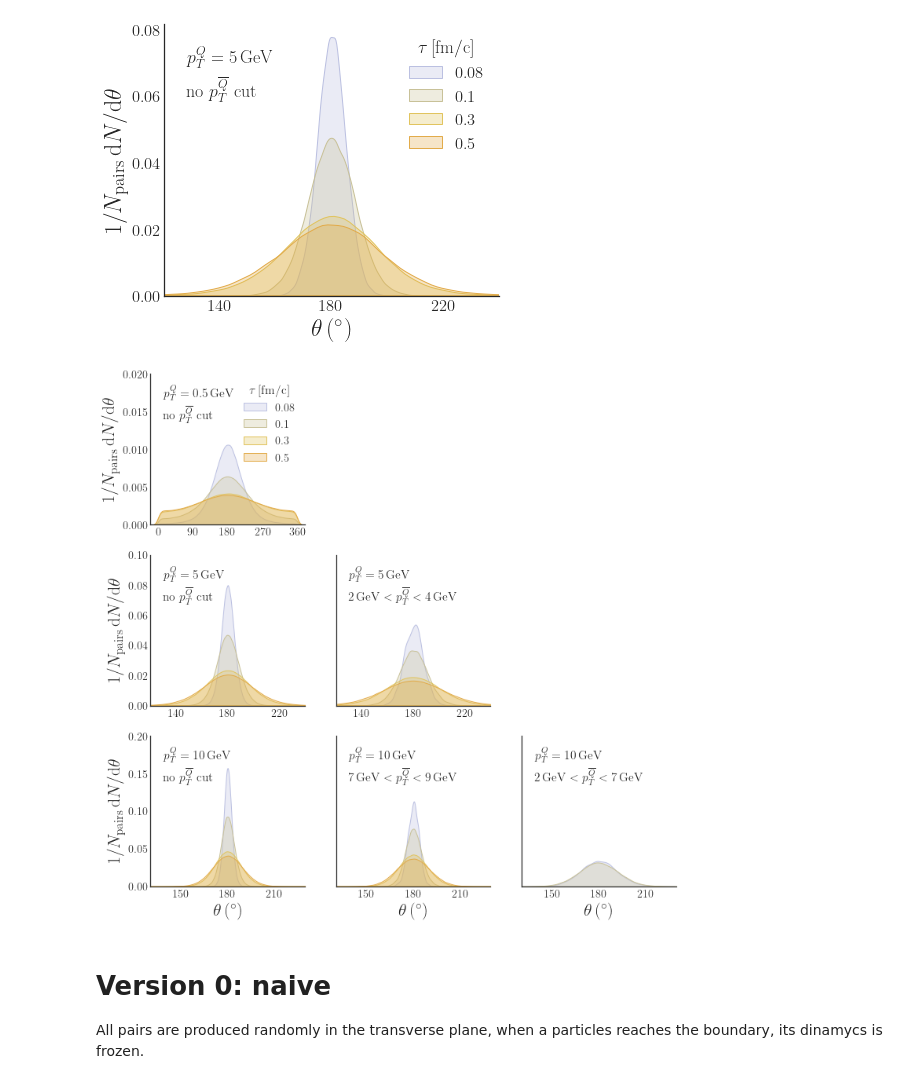
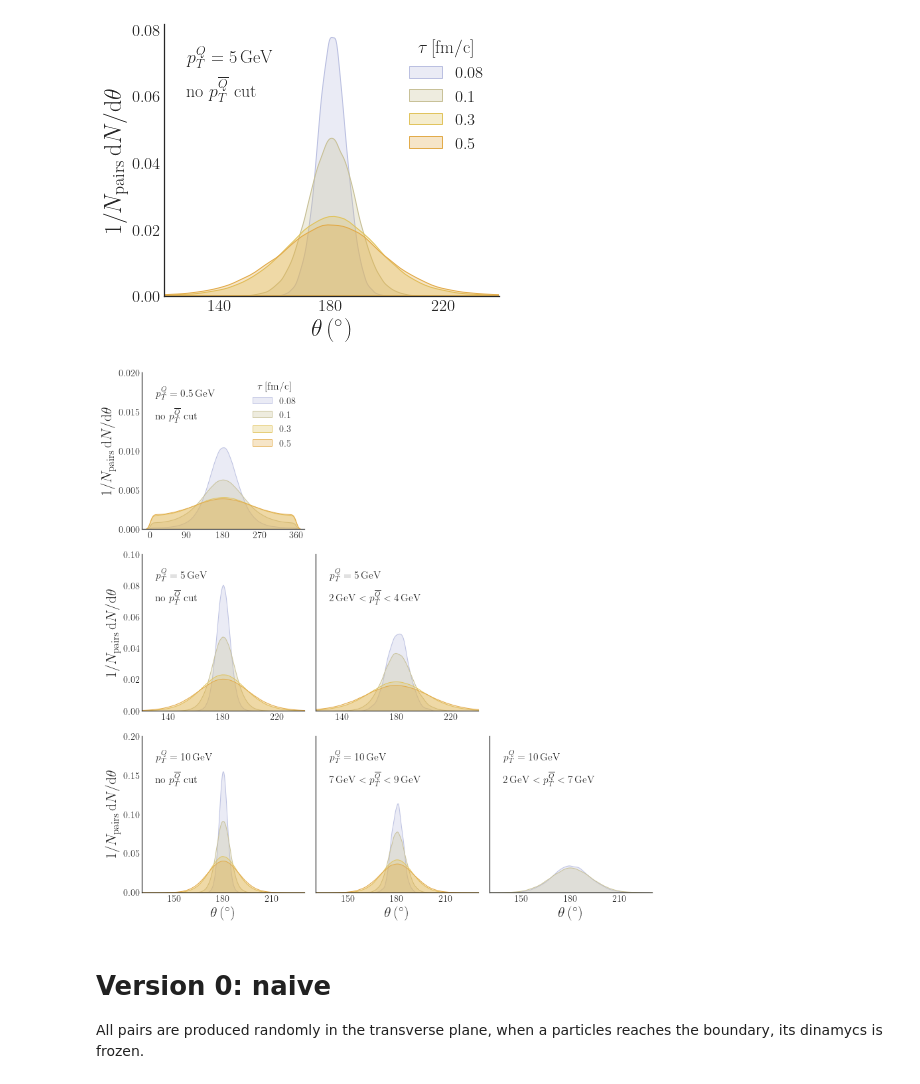
Before and after one commit to avramescudana/curraun, a Jupyter notebook: notebooks/Angular correlations of QQ pairs in Glasma.ipynb, the cells around one changed output. Saved outputs shown, nothing was run; the diff lists cells and outputs as text; code cells hidden in the pictures.

```diff
--- a/notebooks/Angular correlations of QQ pairs in Glasma.ipynb
+++ b/notebooks/Angular correlations of QQ pairs in Glasma.ipynb
@@ -33,11 +33,11 @@ uv = 10.0
 quark = 'charm'
 mass = 1.275
 tau_form = 1/(2*mass)*hbarc
-initialization = 'fonll'
+initialization = 'toy'
 pT = 10.0
 ntp = 10**5
-nevents = 5
-noffset = 1
+nevents = 10
+noffset = 10
 representation = 'fundamental'
 boundary = 'periodic'
 
@@ -216,7 +216,8 @@ def simulate(p, ev):
 # formation_times = [0.06, 0.02]
 quarks = ['charm']
 quark_masses = [1.27]
-pTs = [0.5, 5, 10]
+# pTs = [0.5, 5, 10]
+pTs = [0.5]
 # pTs = np.linspace(6, 8, 11)
 formation_times = [0.06]
 
@@ -367,7 +366,7 @@ def res_to_df_fonll(n_particles, taus):
 os.chdir(current_path)
 
 taus = [0.08, 0.1, 0.3, 0.5]
-n_particles = 20*10**5
+n_particles = 38*10**5
 df = res_to_df_fonll(n_particles, taus)
 # %%
 pT_low, pT_high = 6, 8
@@ -522,7 +522,7 @@ os.chdir(current_path)
 
 pTs_Q = [0.5, 5, 10]
 taus = [0.08, 0.1, 0.3, 0.5]
-n_particles = 5*10**4
+n_particles = 10*10**5
 
 df = res_to_df_toy(n_particles, pTs_Q, taus)
 # %%
@@ -743,35 +743,40 @@ for i in range(3):
             axes[i, j].text(theta_limits[i, j][0]+8/100*(theta_limits[i, j][1]-theta_limits[i, j][0]), dens_limits[i, j][0]+70/100*(dens_limits[i, j][1]-dens_limits[i, j][0]), r'$\mathrm{no}\,\,p_T^{\overline{Q}}\,\,\mathrm{cut}$')
         else:
             for k in range(len(taus)):
                 pT_low, pT_high = pT_cuts[i, j][0], pT_cuts[i, j][1]
                 df_tau = df[df['tau'] == taus[k]]
                 df_pTQ_cut = df_tau[df_tau['pTQ']==pTs_Q[i]]
                 df_pTQ_pTaQ_cut = df_pTQ_cut[df_pTQ_cut['pTaQ'].between(pT_low, pT_high, inclusive=False)]
                 sns.kdeplot(df_pTQ_pTaQ_cut["angle"], shade=True, alpha=0.3, linewidth=1, label=r"$%s$"%(taus[k]), ax=axes[i, j])
 
             text = r"${}\,\mathrm{{GeV}}<p_T^{{\overline{{Q}}}}<{}\,\mathrm{{GeV}}$".format(str(pT_low), str(pT_high))
             axes[i, j].text(theta_limits[i, j][0]+8/100*(theta_limits[i, j][1]-theta_limits[i, j][0]), dens_limits[i, j][0]+70/100*(dens_limits[i, j][1]-dens_limits[i, j][0]), text)
 
 
             axes[i, j].set_xlim(theta_limits[i,j][0], theta_limits[i,j][1])
             axes[i, j].set_xticks(theta_ticks[i,j])
 
             axes[i, j].text(theta_limits[i, j][0]+8/100*(theta_limits[i, j][1]-theta_limits[i, j][0]), dens_limits[i, j][0]+85/100*(dens_limits[i, j][1]-dens_limits[i, j][0]), r"$p_T^Q=%s\,\mathrm{GeV}$"%(pTs_Q[i]))
         if i==2:
             axes[i, j].set_xlabel(r'$\theta\,(^\circ)$', fontsize = 22)
         else:
             axes[i, j].set_xlabel("")
         if j==0:
             axes[i, j].set_ylabel(r'$1/N_\mathrm{pairs}\,\mathrm{d}N/\mathrm{d}\theta$', fontsize = 22)
+            if i==0:
+                axes[i, j].set_yticks([0, 0.005, 0.01, 0.015, 0.02])
+            elif i==2:
+                axes[i, j].set_yticks([0, 0.05, 0.1, 0.15, 0.2])
         else:
             axes[i, j].set_ylabel("")
 
 axes[0, 0].legend(frameon=False, title=r'$\tau\,\mathrm{[fm/c]}$')
 sns.despine()
 
-# fig.savefig('Npairs_angle_corr_su3_toy_init_tau_pTQ_dep_pTaQ_cuts.png', dpi=600)
+plt.tight_layout()
+fig.savefig('toy_dNdangle_angle_su3.png', dpi=600)
 # %% [output]
-[figure, old version]
+[figure, new version]
 # %% [markdown]
 # Version 0: naive
 All pairs are produced randomly in the transverse plane, when a particles reaches the boundary, its dinamycs is frozen.
```
Also changed, not shown: parts of 3 cells of this notebook, 3 other files.
